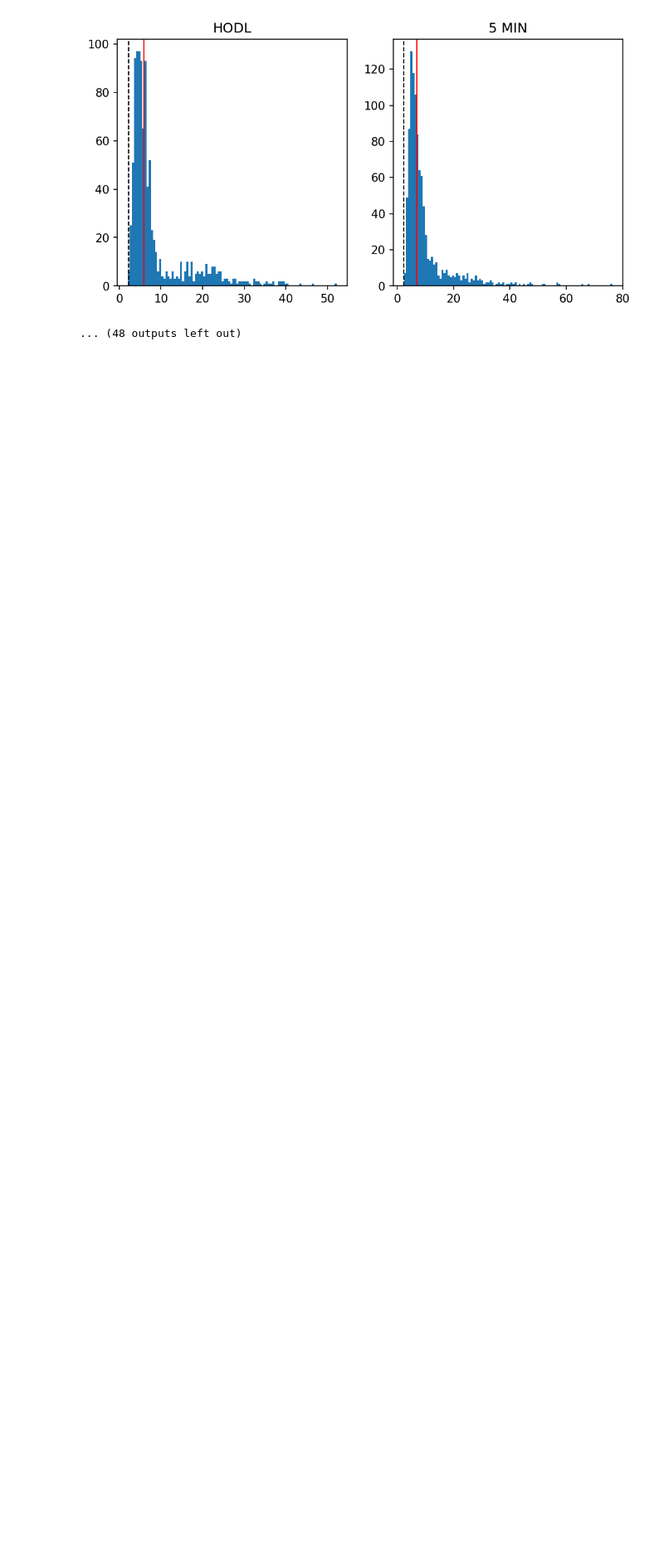
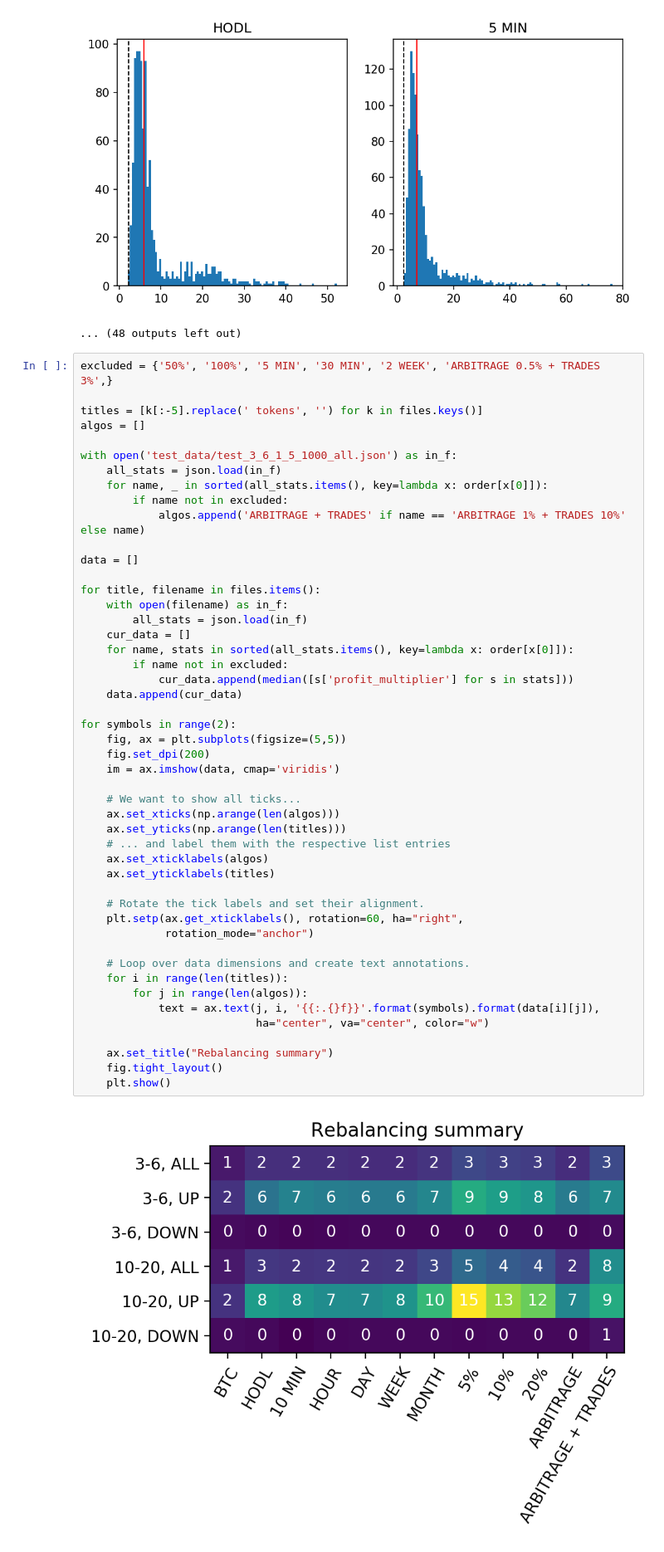
Before and after one commit to multitoken/simulation-stats, a Jupyter notebook: simulation.ipynb, the cells around one changed output. Shown at 83% size. Saved outputs shown, nothing was run; the diff lists cells and outputs as text; blank space fills up the shorter version.

Commit message:
update heatmap

```diff
--- a/simulation.ipynb
+++ b/simulation.ipynb
@@ -161,3 +162,53 @@ for title, filename in files.items():
 *ARBITRAGE 1% + TRADES 10%*: 7.3626, rebalances: 33507, tx_fee: $46901, arbiter profit: $715944, trade amount: $17390563
 [figure]
 ... (48 outputs left out)
+# %%
+excluded = {'50%', '100%', '5 MIN', '30 MIN', '2 WEEK', 'ARBITRAGE 0.5% + TRADES 3%',}
+
+titles = [k[:-5].replace(' tokens', '') for k in files.keys()]
+algos = []
+
+with open('test_data/test_3_6_1_5_1000_all.json') as in_f:
+    all_stats = json.load(in_f)
+    for name, _ in sorted(all_stats.items(), key=lambda x: order[x[0]]):
+        if name not in excluded:
+            algos.append('ARBITRAGE + TRADES' if name == 'ARBITRAGE 1% + TRADES 10%' else name)
+
+data = []
+
+for title, filename in files.items():
+    with open(filename) as in_f:
+        all_stats = json.load(in_f)
+    cur_data = []
+    for name, stats in sorted(all_stats.items(), key=lambda x: order[x[0]]):
+        if name not in excluded:
+            cur_data.append(median([s['profit_multiplier'] for s in stats]))
+    data.append(cur_data)
+
+for symbols in range(2):
+    fig, ax = plt.subplots(figsize=(5,5))
+    fig.set_dpi(200)
+    im = ax.imshow(data, cmap='viridis')
+
+    # We want to show all ticks...
+    ax.set_xticks(np.arange(len(algos)))
+    ax.set_yticks(np.arange(len(titles)))
+    # ... and label them with the respective list entries
+    ax.set_xticklabels(algos)
+    ax.set_yticklabels(titles)
+
+    # Rotate the tick labels and set their alignment.
+    plt.setp(ax.get_xticklabels(), rotation=60, ha="right",
+             rotation_mode="anchor")
+
+    # Loop over data dimensions and create text annotations.
+    for i in range(len(titles)):
+        for j in range(len(algos)):
+            text = ax.text(j, i, '{{:.{}f}}'.format(symbols).format(data[i][j]),
+                           ha="center", va="center", color="w")
+
+    ax.set_title("Rebalancing summary")
+    fig.tight_layout()
+    plt.show()
+# %% [output]
+[figure, added]
```
Also changed, not shown: parts of 2 cells of this notebook.
